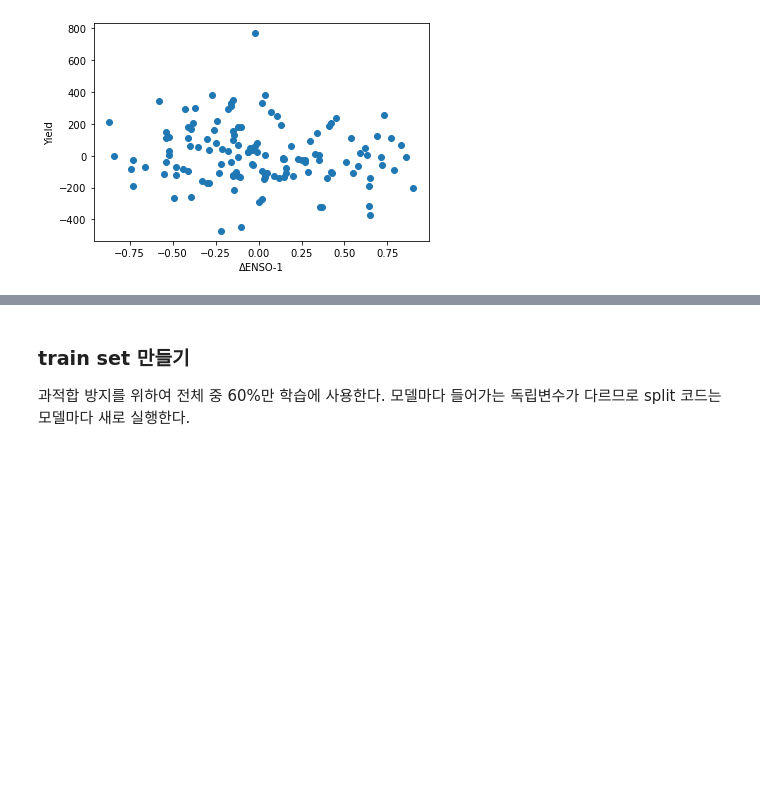
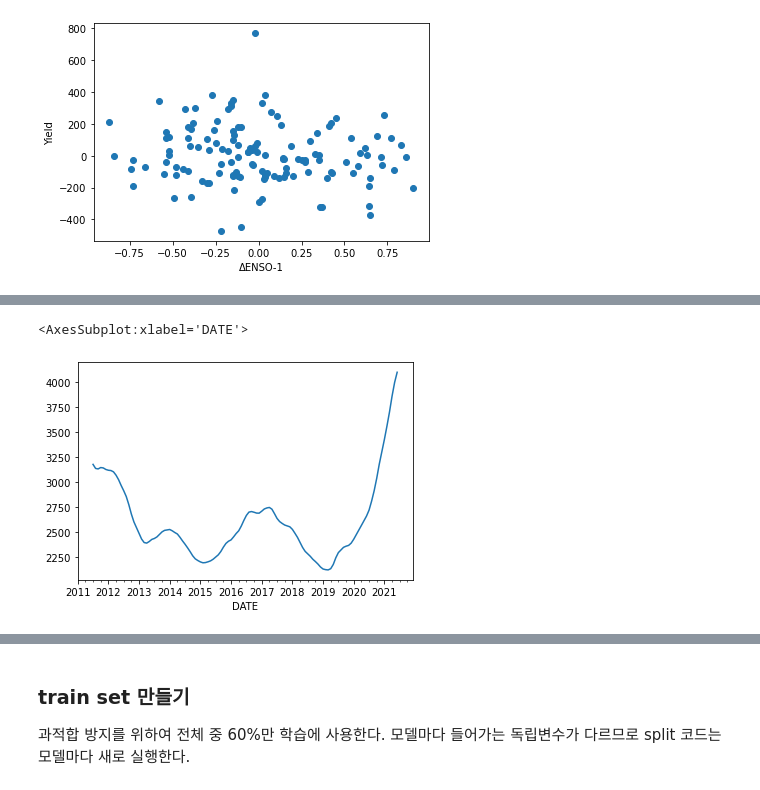
Before and after one commit to Soo-Im/PalmOil, a Jupyter notebook: ENSO-Palm_Prediction.ipynb, the cells around one changed output, grey strips where cells are left out. Saved outputs shown, nothing was run; the diff lists cells and outputs as text; code cells hidden in the pictures; blank space fills up the shorter version.

```diff
--- a/ENSO-Palm_Prediction.ipynb
+++ b/ENSO-Palm_Prediction.ipynb
@@ -269,0 +292,8 @@ Text(0, 0.5, 'Yield')
+# %%
+X_del_nino = data['nino-1']
+Y_yield = residual + trend
+# %%
+Y_yield.plot()
+# %% [output]
+<AxesSubplot:xlabel='DATE'>
+[figure, added]
```
Also changed, not shown: parts of 7 cells of this notebook.
